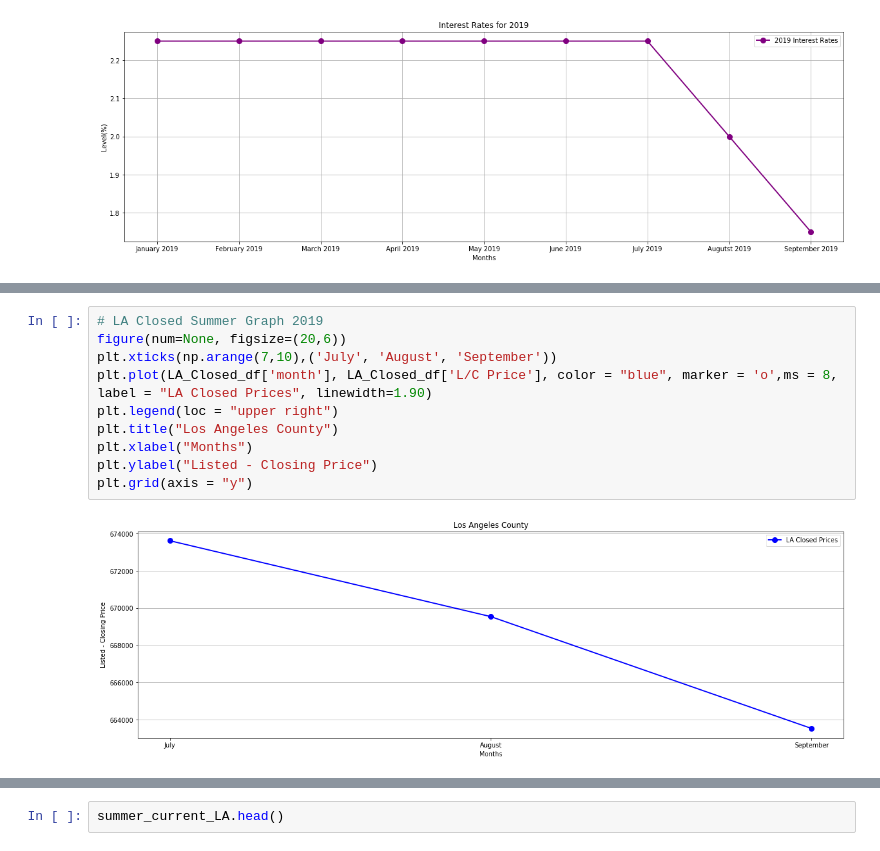
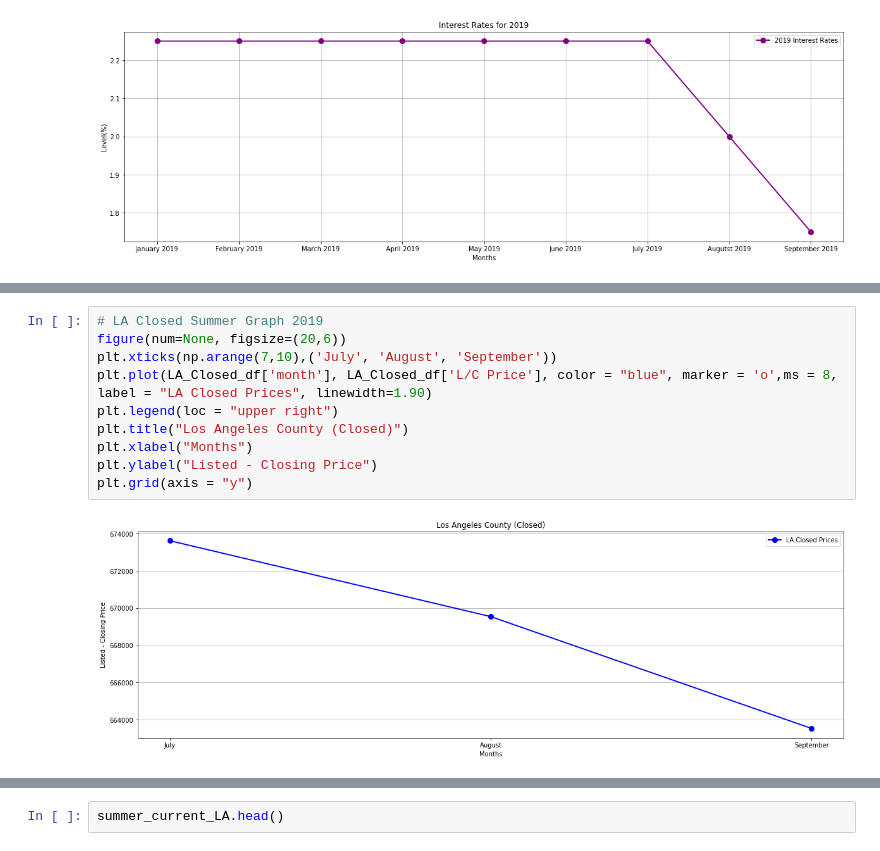
Before and after one commit to nickbatkhan/RealestateanalysisCA2019, a Jupyter notebook: Real_Estate_in_CA.ipynb, the cells around one changed output, grey strips where cells are left out. Cells and saved outputs as stored; diff of their text form.

```diff
--- a/Real_Estate_in_CA.ipynb
+++ b/Real_Estate_in_CA.ipynb
@@ -316,14 +261,14 @@ LA_Closed_df
 # %%
 # LA Closed Summer Graph 2019
 figure(num=None, figsize=(20,6))
 plt.xticks(np.arange(7,10),('July', 'August', 'September'))
 plt.plot(LA_Closed_df['month'], LA_Closed_df['L/C Price'], color = "blue", marker = 'o',ms = 8,  label = "LA Closed Prices", linewidth=1.90)
 plt.legend(loc = "upper right")
-plt.title("Los Angeles County")
+plt.title("Los Angeles County (Closed)")
 plt.xlabel("Months")
 plt.ylabel("Listed - Closing Price")
 plt.grid(axis = "y")
 # %% [output]
-[figure, old version]
+[figure, new version]
 # %%
 RC_Closed_df = summer_closed_RC.groupby(['County ', 'month']).mean().reset_index()
```
Also changed, not shown: parts of 19 cells of this notebook, 1 other file.
